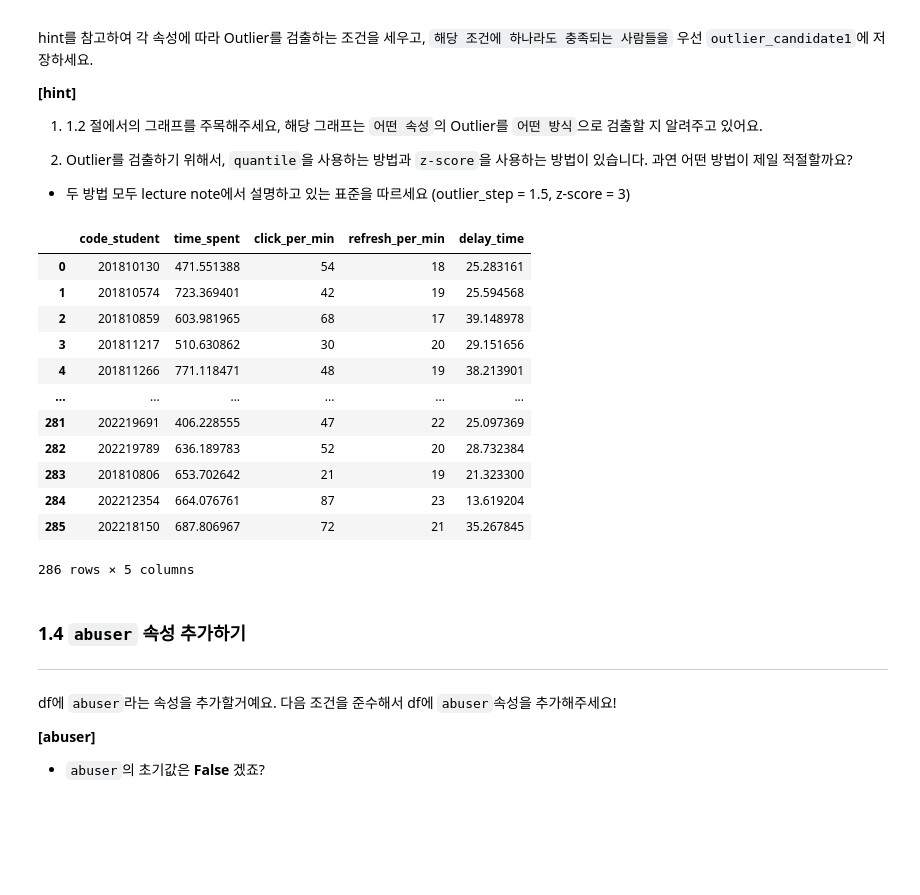
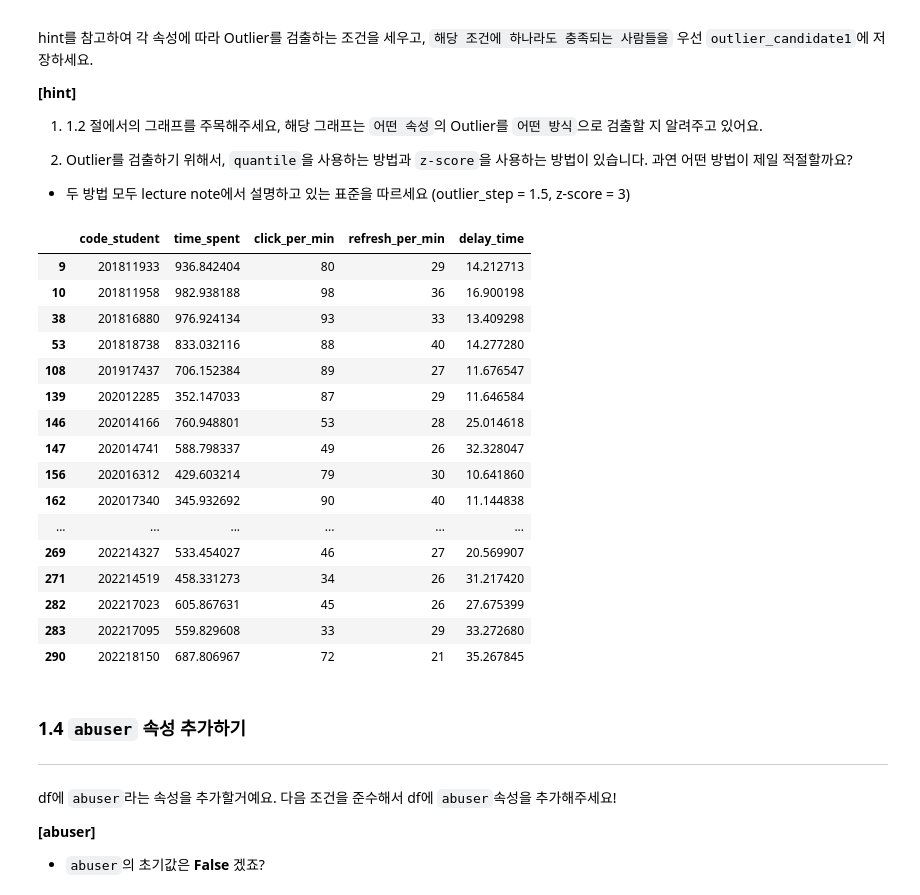
Before and after one commit to yula00/DAP_2022, a Jupyter notebook: lecture5.ipynb, the cells around one changed output. Drawn from its saved outputs; the diff is of its cells as text; code cells hidden in the pictures; blank space fills up the shorter version.

```diff
--- a/lecture5.ipynb
+++ b/lecture5.ipynb
@@ -363,42 +363,35 @@ hint를 참고하여 각 속성에 따라 Outlier를 검출하는 조건을 세
 - 두 방법 모두 lecture note에서 설명하고 있는 표준을 따르세요 (outlier_step = 1.5, z-score = 3)
 # %%
 #1
-attribute = 'click_per_min'
+attribute = ['click_per_min','refresh_per_min','delay_time']
 
 Q3 = df[attribute].quantile(.75)
 Q1 = df[attribute].quantile(.25)
 IQR = Q3 - Q1
 outlier_step = 1.5 * IQR
 
-outlier_candidate1 = df[(df[attribute] < Q3 + outlier_step) &
-                  (df[attribute] > Q1 - outlier_step)]
-#2
-attribute = 'refresh_per_min'
+outlier_candidate1 = df[(df['click_per_min'] > Q3[0] + outlier_step[0]) | (df['refresh_per_min'] > Q3[1] + outlier_step[1]) |
+                        (df['delay_time'] < Q1[2] - outlier_step[2])]
 
-Q3 = df[attribute].quantile(.75)
-Q1 = df[attribute].quantile(.25)
-IQR = Q3 - Q1
-outlier_step = 1.5 * IQR
-
-outlier_candidate2 = df[(df[attribute] < Q3 + outlier_step) &
-                  (df[attribute] > Q1 - outlier_step)]
-
-intersected_df = pd.merge(outlier_candidate1, outlier_candidate2, how='outer')
-intersected_df
+outlier_candidate1
 # %% [output]
 |  | code_student | time_spent | click_per_min | refresh_per_min | delay_time |
-| 0 | 201810130 | 471.551388 | 54 | 18 | 25.283161 |
-| 1 | 201810574 | 723.369401 | 42 | 19 | 25.594568 |
-| 2 | 201810859 | 603.981965 | 68 | 17 | 39.148978 |
-| 3 | 201811217 | 510.630862 | 30 | 20 | 29.151656 |
-| 4 | 201811266 | 771.118471 | 48 | 19 | 38.213901 |
+| 9 | 201811933 | 936.842404 | 80 | 29 | 14.212713 |
+| 10 | 201811958 | 982.938188 | 98 | 36 | 16.900198 |
+| 38 | 201816880 | 976.924134 | 93 | 33 | 13.409298 |
+| 53 | 201818738 | 833.032116 | 88 | 40 | 14.277280 |
+| 108 | 201917437 | 706.152384 | 89 | 27 | 11.676547 |
+| 139 | 202012285 | 352.147033 | 87 | 29 | 11.646584 |
+| 146 | 202014166 | 760.948801 | 53 | 28 | 25.014618 |
+| 147 | 202014741 | 588.798337 | 49 | 26 | 32.328047 |
+| 156 | 202016312 | 429.603214 | 79 | 30 | 10.641860 |
+| 162 | 202017340 | 345.932692 | 90 | 40 | 11.144838 |
 | ... | ... | ... | ... | ... | ... |
-| 281 | 202219691 | 406.228555 | 47 | 22 | 25.097369 |
-| 282 | 202219789 | 636.189783 | 52 | 20 | 28.732384 |
-| 283 | 201810806 | 653.702642 | 21 | 19 | 21.323300 |
-| 284 | 202212354 | 664.076761 | 87 | 23 | 13.619204 |
-| 285 | 202218150 | 687.806967 | 72 | 21 | 35.267845 |
+| 269 | 202214327 | 533.454027 | 46 | 27 | 20.569907 |
+| 271 | 202214519 | 458.331273 | 34 | 26 | 31.217420 |
+| 282 | 202217023 | 605.867631 | 45 | 26 | 27.675399 |
+| 283 | 202217095 | 559.829608 | 33 | 29 | 33.272680 |
+| 290 | 202218150 | 687.806967 | 72 | 21 | 35.267845 |
-286 rows × 5 columns
 # %% [markdown]
 ### 1.4 `abuser` 속성 추가하기
 
```
Also changed, not shown: parts of 13 cells of this notebook.
